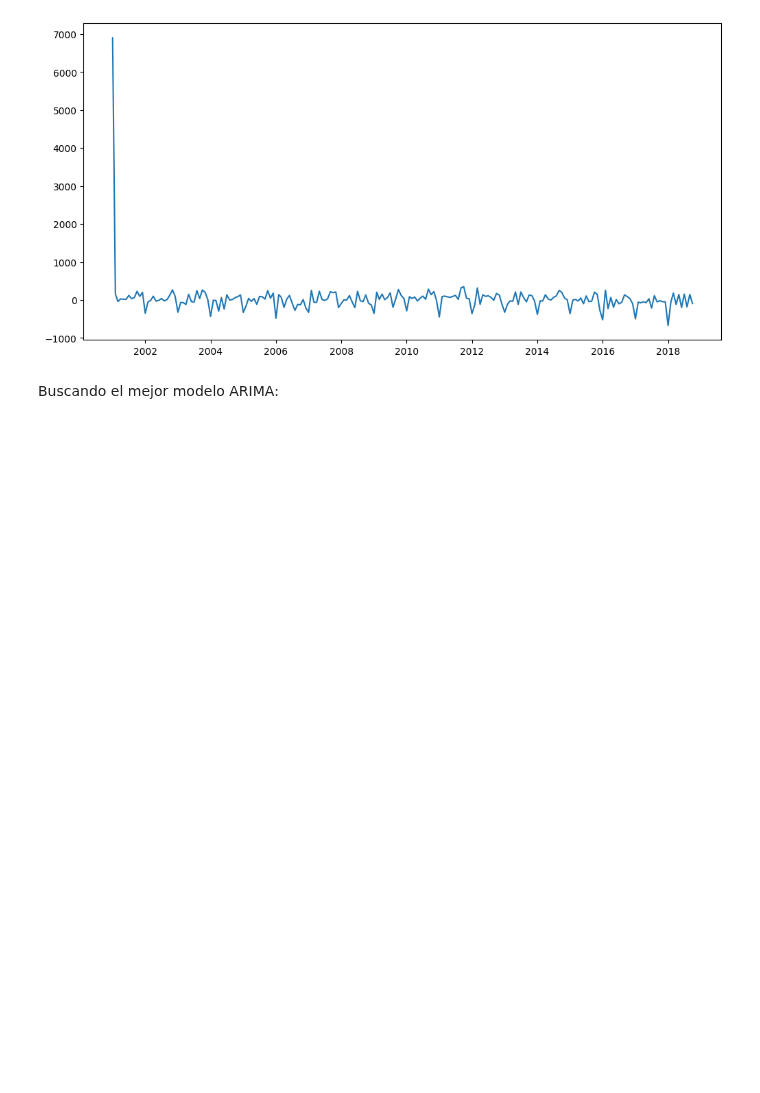
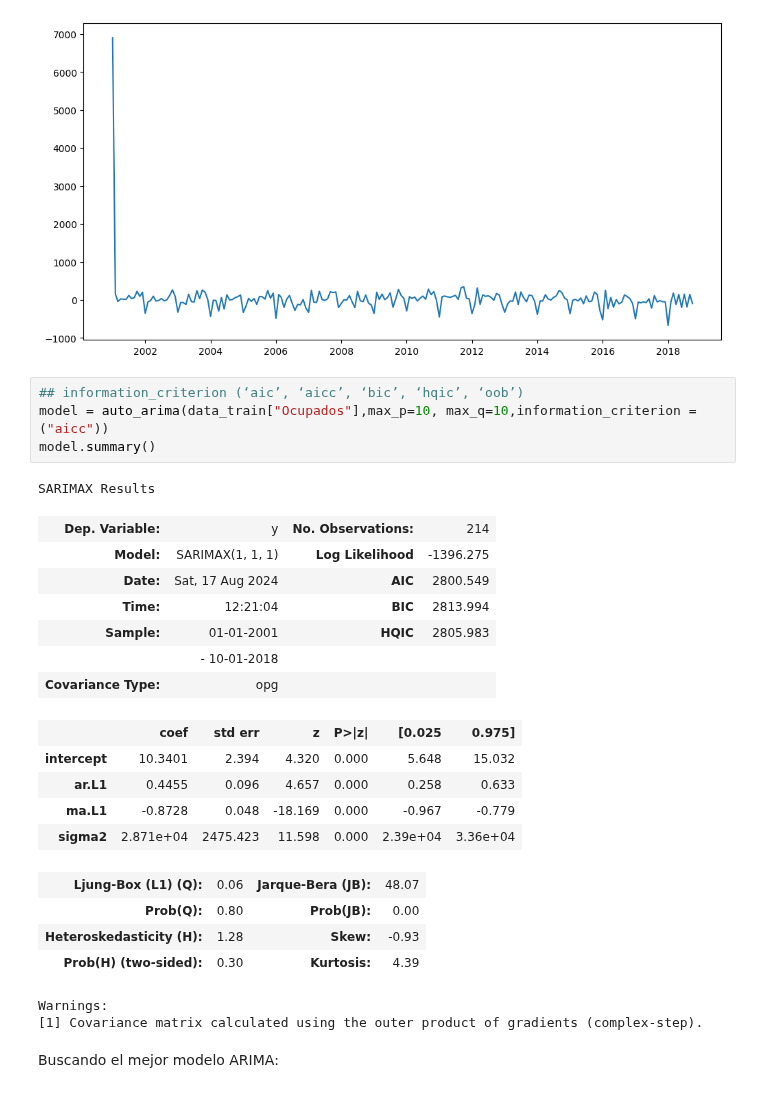
Before and after one commit to alfa7g7/Fundamentos-analitica-II, a Jupyter notebook: Clase 3/fundamentos_analítica_clase3_tarea.ipynb, the cells around one changed output. Saved outputs shown, nothing was run; the diff lists cells and outputs as text; blank space fills up the shorter version.

```diff
--- a/Clase 3/fundamentos_analítica_clase3_tarea.ipynb
+++ b/Clase 3/fundamentos_analítica_clase3_tarea.ipynb
@@ -180,5 +180,29 @@ plt.plot(model.resid(),label="Residuales")
 # %% [output]
 [<matplotlib.lines.Line2D at 0x...>]
 [figure]
+# %%
+## information_criterion (‘aic’, ‘aicc’, ‘bic’, ‘hqic’, ‘oob’)
+model = auto_arima(data_train["Ocupados"],max_p=10, max_q=10,information_criterion = ("aicc"))
+model.summary()
+# %% [output]
+SARIMAX Results
+| Dep. Variable: | y | No. Observations: | 214 |
+| Model: | SARIMAX(1, 1, 1) | Log Likelihood | -1396.275 |
+| Date: | Sat, 17 Aug 2024 | AIC | 2800.549 |
+| Time: | 12:21:04 | BIC | 2813.994 |
+| Sample: | 01-01-2001 | HQIC | 2805.983 |
+|  | - 10-01-2018 |  |  |
+| Covariance Type: | opg |  |  |
+|  | coef | std err | z | P>|z| | [0.025 | 0.975] |
+| intercept | 10.3401 | 2.394 | 4.320 | 0.000 | 5.648 | 15.032 |
+| ar.L1 | 0.4455 | 0.096 | 4.657 | 0.000 | 0.258 | 0.633 |
+| ma.L1 | -0.8728 | 0.048 | -18.169 | 0.000 | -0.967 | -0.779 |
+| sigma2 | 2.871e+04 | 2475.423 | 11.598 | 0.000 | 2.39e+04 | 3.36e+04 |
+| Ljung-Box (L1) (Q): | 0.06 | Jarque-Bera (JB): | 48.07 |
+| Prob(Q): | 0.80 | Prob(JB): | 0.00 |
+| Heteroskedasticity (H): | 1.28 | Skew: | -0.93 |
+| Prob(H) (two-sided): | 0.30 | Kurtosis: | 4.39 |
+Warnings:
+[1] Covariance matrix calculated using the outer product of gradients (complex-step).
 # %% [markdown]
 Buscando el mejor modelo ARIMA:
```
Also changed, not shown: parts of 7 cells of this notebook.
